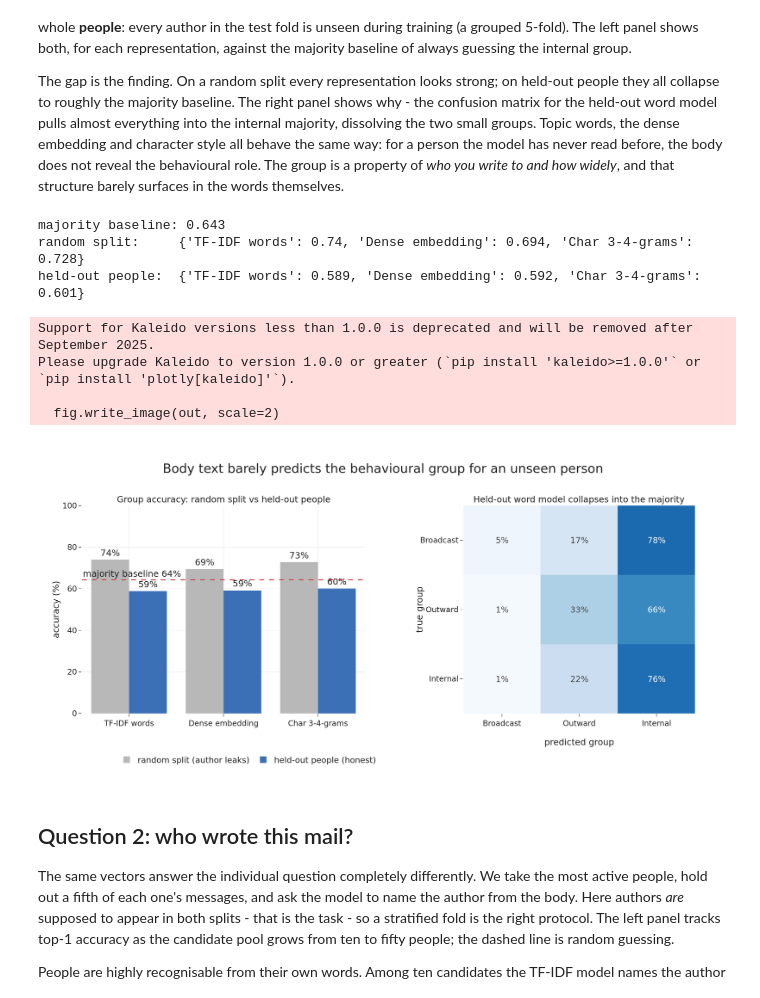
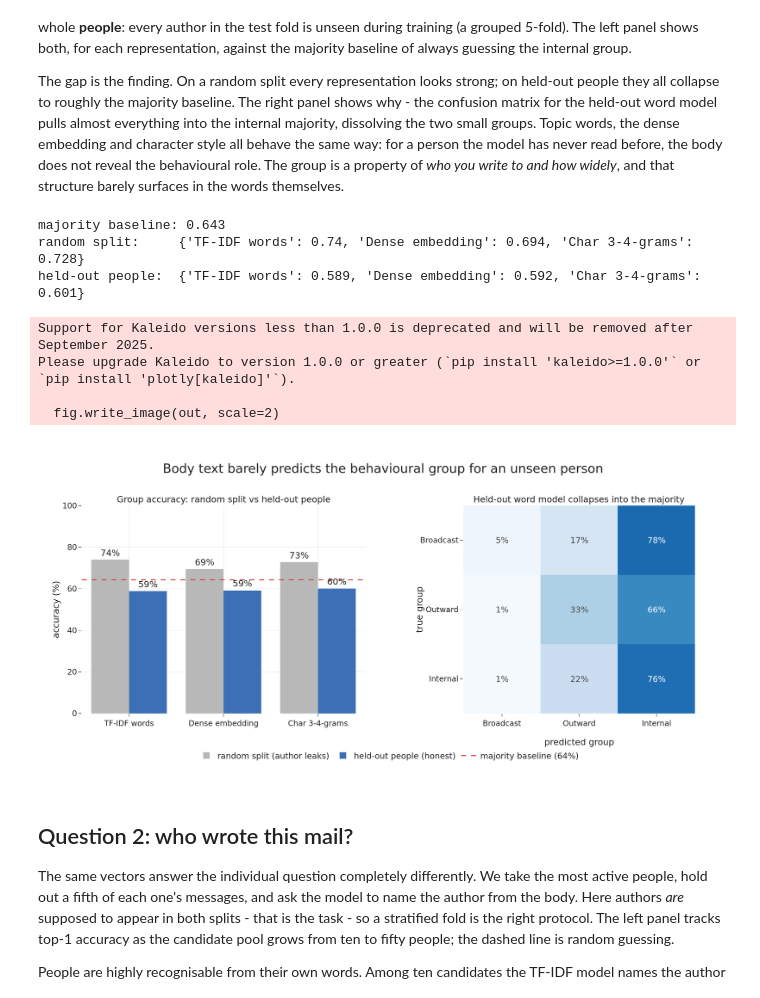
Before and after one commit to HardMax71/dm-lab-ss26-enron, a Jupyter notebook: eda-6/enron_eda_week6.ipynb, the cells around one changed output. Saved outputs shown, nothing was run; the diff lists cells and outputs as text; code cells hidden in the pictures.

```diff
--- a/eda-6/enron_eda_week6.ipynb
+++ b/eda-6/enron_eda_week6.ipynb
@@ -225,37 +225,39 @@ print("majority baseline:", round(maj, 3))
 print("random split:    ", {k: round(v, 3) for k, v in rand_acc.items()})
 print("held-out people: ", {k: round(v, 3) for k, v in grp_acc.items()})
 
 cm = confusion_matrix(ygrp, held_pred, labels=GROUPS, normalize="true") * 100
 fig = make_subplots(rows=1, cols=2, column_widths=[0.55, 0.45], horizontal_spacing=0.16,
     subplot_titles=["Group accuracy: random split vs held-out people",
                     "Held-out word model collapses into the majority"])
 reps = list(REPS)
 fig.add_trace(go.Bar(x=reps, y=[rand_acc[r] * 100 for r in reps], name="random split (author leaks)",
     marker_color=GREY, text=[f"{rand_acc[r]:.0%}" for r in reps], textposition="outside"), row=1, col=1)
 fig.add_trace(go.Bar(x=reps, y=[grp_acc[r] * 100 for r in reps], name="held-out people (honest)",
     marker_color=BLUE, text=[f"{grp_acc[r]:.0%}" for r in reps], textposition="outside"), row=1, col=1)
-fig.add_hline(y=maj * 100, line=dict(color=RED, dash="dash"), row=1, col=1,
-    annotation_text=f"majority baseline {maj:.0%}", annotation_position="top left")
+fig.add_hline(y=maj * 100, line=dict(color=RED, dash="dash"), row=1, col=1)
+fig.add_trace(go.Scatter(x=[None], y=[None], mode="lines",
+    line=dict(color=RED, dash="dash", width=2),
+    name=f"majority baseline ({maj:.0%})"), row=1, col=1)
 fig.update_yaxes(title_text="accuracy (%)", range=[0, 100], row=1, col=1)
 gl = [SHORT[g] for g in GROUPS]
 fig.add_trace(go.Heatmap(z=cm, x=gl, y=gl, colorscale="Blues", zmin=0, zmax=100,
     text=np.round(cm).astype(int), texttemplate="%{text}%", showscale=False,
     textfont=dict(size=15)), row=1, col=2)
 fig.update_xaxes(title_text="predicted group", row=1, col=2)
 fig.update_yaxes(title_text="true group", autorange="reversed", row=1, col=2)
 fig.update_layout(title="Body text barely predicts the behavioural group for an unseen person",
-    barmode="group", legend=dict(orientation="h", y=-0.18, x=0.27, xanchor="center"))
+    barmode="group", legend=dict(orientation="h", y=-0.16, x=0.5, xanchor="center"))
 save_fig(fig, "w6_1_group_prediction.png", w=1260, h=620,
          margin=dict(l=80, r=60, t=120, b=120))
 # %% [output]
 majority baseline: 0.643
 random split:     {'TF-IDF words': 0.74, 'Dense embedding': 0.694, 'Char 3-4-grams': 0.728}
 held-out people:  {'TF-IDF words': 0.589, 'Dense embedding': 0.592, 'Char 3-4-grams': 0.601}
 Support for Kaleido versions less than 1.0.0 is deprecated and will be removed after September 2025.
 Please upgrade Kaleido to version 1.0.0 or greater (`pip install 'kaleido>=1.0.0'` or `pip install 'plotly[kaleido]'`).
 
   fig.write_image(out, scale=2)
-[figure, old version]
+[figure, new version]
 # %% [markdown]
 ## Question 2: who wrote this mail?
 
```
Also changed, not shown: parts of 3 cells of this notebook, 3 other files.
